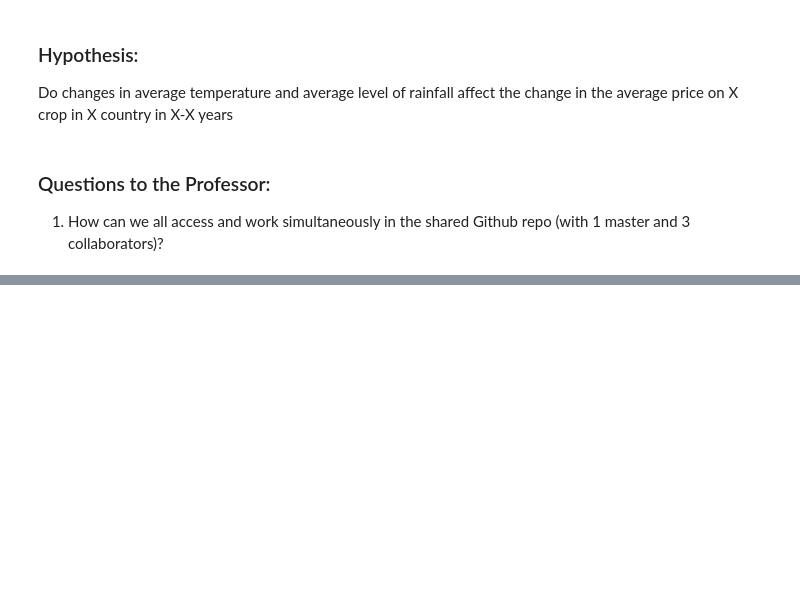
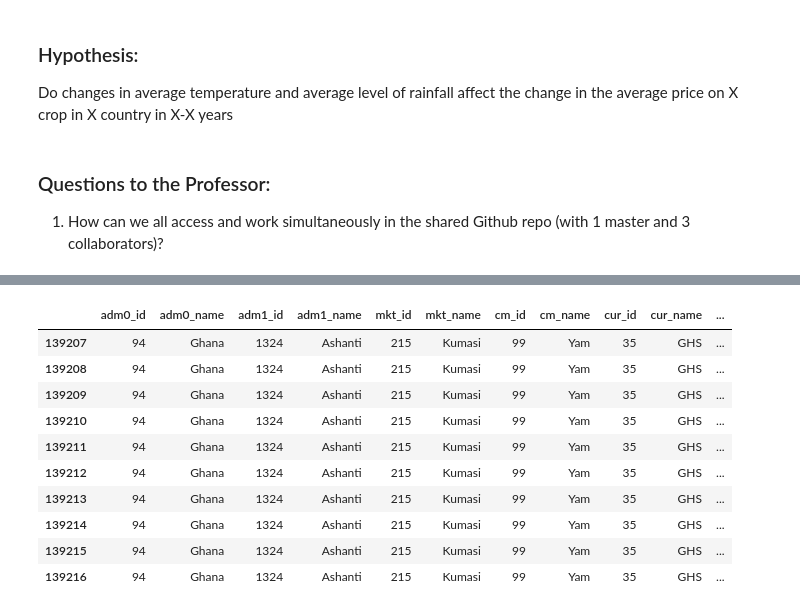
Before and after one commit to vzakhozhyi/599-A-Final-Project, a Jupyter notebook: Test-Haotian Bu Copy.ipynb, the cells around one changed output, grey strips where cells are left out. Cells and saved outputs as stored; diff of their text form; code cells hidden in the pictures; blank space fills up the shorter version.

```diff
--- a/Test-Haotian Bu Copy.ipynb
+++ b/Test-Haotian Bu Copy.ipynb
@@ -24,0 +94,2 @@ Do changes in average temperature and average level of rainfall affect the chang
+# %%
+GhanaPrice = dataCsv[dataCsv.adm0_name.isin(targetCountry)]
@@ -24,0 +116,22 @@ Do changes in average temperature and average level of rainfall affect the chang
+# %%
+data1 = GhanaPrice[GhanaPrice.mp_year == 2015]
+# %%
+targetFood = ['Yam']
+targetRegion = ['Ashanti']
+targetMarket = ['Kumasi']
+# %%
+GhanaYamPrice =data1[(data1.cm_name.isin(targetFood))&(data1.adm1_name.isin(targetRegion))&(data1.mkt_name.isin(targetMarket))]
+# %%
+GhanaYamPrice
+# %% [output]
+|  | adm0_id | adm0_name | adm1_id | adm1_name | mkt_id | mkt_name | cm_id | cm_name | cur_id | cur_name | ... |
+| 139207 | 94 | Ghana | 1324 | Ashanti | 215 | Kumasi | 99 | Yam | 35 | GHS | ... |
+| 139208 | 94 | Ghana | 1324 | Ashanti | 215 | Kumasi | 99 | Yam | 35 | GHS | ... |
+| 139209 | 94 | Ghana | 1324 | Ashanti | 215 | Kumasi | 99 | Yam | 35 | GHS | ... |
+| 139210 | 94 | Ghana | 1324 | Ashanti | 215 | Kumasi | 99 | Yam | 35 | GHS | ... |
+| 139211 | 94 | Ghana | 1324 | Ashanti | 215 | Kumasi | 99 | Yam | 35 | GHS | ... |
+| 139212 | 94 | Ghana | 1324 | Ashanti | 215 | Kumasi | 99 | Yam | 35 | GHS | ... |
+| 139213 | 94 | Ghana | 1324 | Ashanti | 215 | Kumasi | 99 | Yam | 35 | GHS | ... |
+| 139214 | 94 | Ghana | 1324 | Ashanti | 215 | Kumasi | 99 | Yam | 35 | GHS | ... |
+| 139215 | 94 | Ghana | 1324 | Ashanti | 215 | Kumasi | 99 | Yam | 35 | GHS | ... |
+| 139216 | 94 | Ghana | 1324 | Ashanti | 215 | Kumasi | 99 | Yam | 35 | GHS | ... |
```
Also changed, not shown: parts of 18 cells of this notebook.
